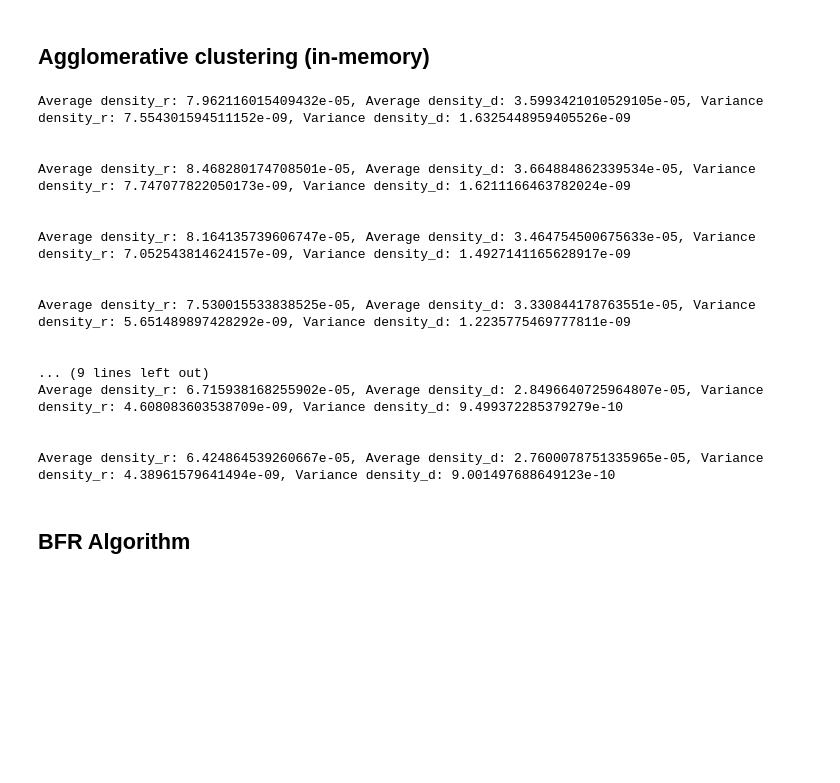
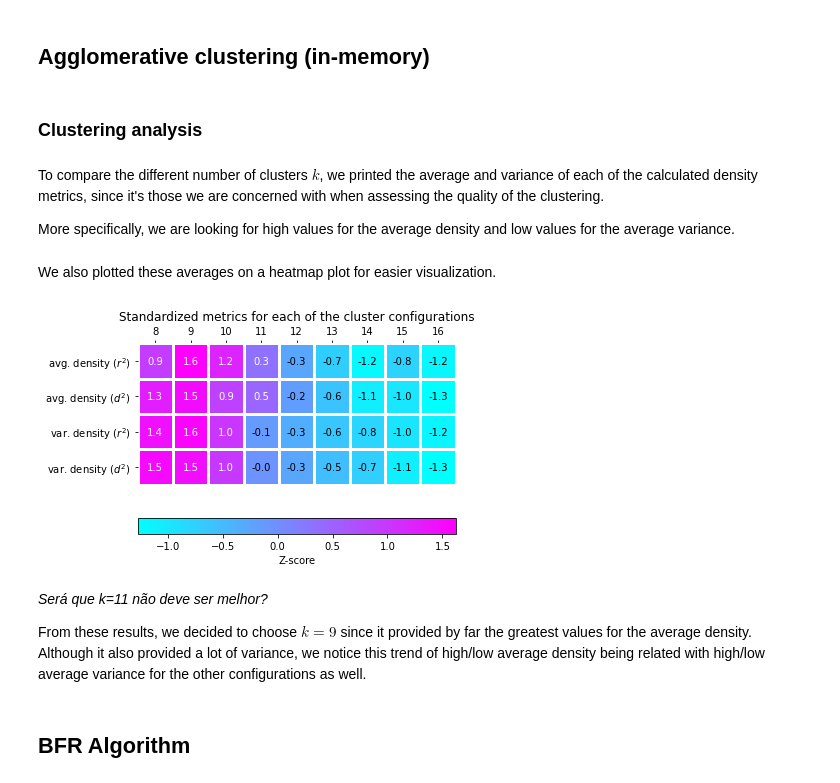
Before and after one commit to pedrocarush/MDLE-Assignment2, a Jupyter notebook: exercise1.ipynb, the cells around one changed output. Cells and saved outputs as stored; diff of their text form; code cells hidden in the pictures; blank space fills up the shorter version.

Commit message:
Fancy small cluster analysis

```diff
--- a/exercise1.ipynb
+++ b/exercise1.ipynb
@@ -135,9 +116,11 @@ from sklearn.cluster import AgglomerativeClustering
 from sklearn.neighbors import NearestCentroid
 import numpy.typing as npt
 
+n_clusters_range = range(8, 17)
+
 metrics_pd_array = []
 
-small_features_pd["cluster"] = np.zeros((len(small_features_pd), 1), dtype=np.int32)
+small_features_pd = pd.concat(objs=[small_features_pd, pd.DataFrame(data=np.zeros((len(small_features_pd), 1), dtype=np.int32), columns=["cluster"])], axis=1)
 
 def cluster_agglomeratively(data: pd.DataFrame, n_clusters: int) -> npt.NDArray[np.float32]:
     if "cluster" not in data.columns:
@@ -160,7 +143,7 @@ if os.path.exists("./results/metrics_pd_array_pickle.pkl"):
 
 else:
     # i = 8 until 16
-    for n_clusters in range(8, 17):
+    for n_clusters in n_clusters_range:
         print(f"n_clusters: {n_clusters}")
         centroids = cluster_agglomeratively(small_features_pd, n_clusters)
         metrics_pd_array.append(small_features_pd.groupby("cluster").apply(calculate_metrics, centroids))
@@ -168,8 +151,13 @@ else:
     # TODO: weird column at 0s without name??
     with open("./results/metrics_pd_array_pickle.pkl",'wb') as f:
         pickle.dump(metrics_pd_array, f)
+# %% [markdown]
+### Clustering analysis
+# %% [markdown]
+To compare the different number of clusters $k$, we printed the average and variance of each of the calculated density metrics, since it's those we are concerned with when assessing the quality of the clustering.
+
+More specifically, we are looking for high values for the average density and low values for the average variance.
 # %%
-# TODO: justify N-clusters choice, maybe create a colored matrix?
 for i in metrics_pd_array:
     density_r_average = i["density_r"].mean()
     density_d_average = i["density_d"].mean()
@@ -178,24 +166,45 @@ for i in metrics_pd_array:
 
     print(f"Average density_r: {density_r_average}, Average density_d: {density_d_average}, Variance density_r: {density_r_variance}, Variance density_d: {density_d_variance}")
     print("\n")
-# %% [output]
-Average density_r: 7.962116015409432e-05, Average density_d: 3.5993421010529105e-05, Variance density_r: 7.554301594511152e-09, Variance density_d: 1.6325448959405526e-09
-
-
-Average density_r: 8.468280174708501e-05, Average density_d: 3.664884862339534e-05, Variance density_r: 7.747077822050173e-09, Variance density_d: 1.6211166463782024e-09
-
-
-Average density_r: 8.164135739606747e-05, Average density_d: 3.464754500675633e-05, Variance density_r: 7.052543814624157e-09, Variance density_d: 1.4927141165628917e-09
-
-
-Average density_r: 7.530015533838525e-05, Average density_d: 3.330844178763551e-05, Variance density_r: 5.651489897428292e-09, Variance density_d: 1.2235775469777811e-09
-
-
-... (9 lines left out)
-Average density_r: 6.715938168255902e-05, Average density_d: 2.8496640725964807e-05, Variance density_r: 4.608083603538709e-09, Variance density_d: 9.499372285379279e-10
-
-
-Average density_r: 6.424864539260667e-05, Average density_d: 2.7600078751335965e-05, Variance density_r: 4.38961579641494e-09, Variance density_d: 9.001497688649123e-10
+# %% [markdown]
+We also plotted these averages on a heatmap plot for easier visualization.
+# %%
+metrics_heatmap = np.array([
+    [
+        m["density_r"].mean(),
+        m["density_d"].mean(),
+        m["density_r"].var(),
+        m["density_d"].var(),
+    ]
+    for m in metrics_pd_array
+])
+
+metrics_heatmap_standardized = (metrics_heatmap - metrics_heatmap.mean(axis=0)) / metrics_heatmap.std(axis=0)
+# %%
+from plot_helpers import heatmap, annotate_heatmap
+
+fig, ax = plt.subplots()
+
+im, cbar = heatmap(
+    data=metrics_heatmap_standardized.T,
+    row_labels=["avg. density ($r^2$)", "avg. density ($d^2$)", "var. density ($r^2$)", "var. density ($d^2$)"],
+    col_labels=list(map(str, n_clusters_range)),
+    cbarlabel="Z-score",
+    cbar_kw={"location": "bottom"},
+    cmap="cool",
+    ax=ax)
+texts = annotate_heatmap(im, valfmt="{x:.1f}")
+
+ax.set_title("Standardized metrics for each of the cluster configurations")
+
+fig.tight_layout()
+# %% [output]
+[figure, added]
+# %% [markdown]
+*Será que k=11 não deve ser melhor?*
+
+From these results, we decided to choose $k=9$ since it provided by far the greatest values for the average density.
+Although it also provided a lot of variance, we notice this trend of high/low average density being related with high/low average variance for the other configurations as well.
 # %% [markdown]
 ## BFR Algorithm
 # %%
```
Also changed, not shown: parts of 6 cells of this notebook, 1 other file.
